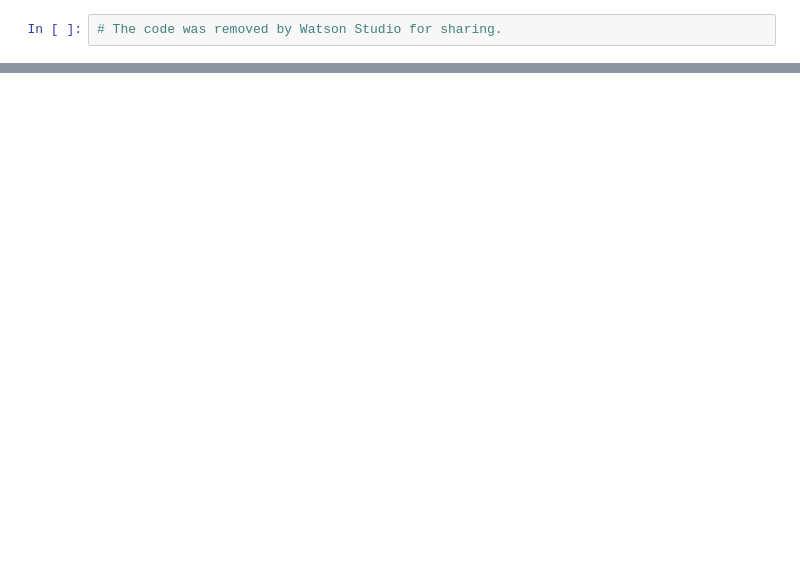
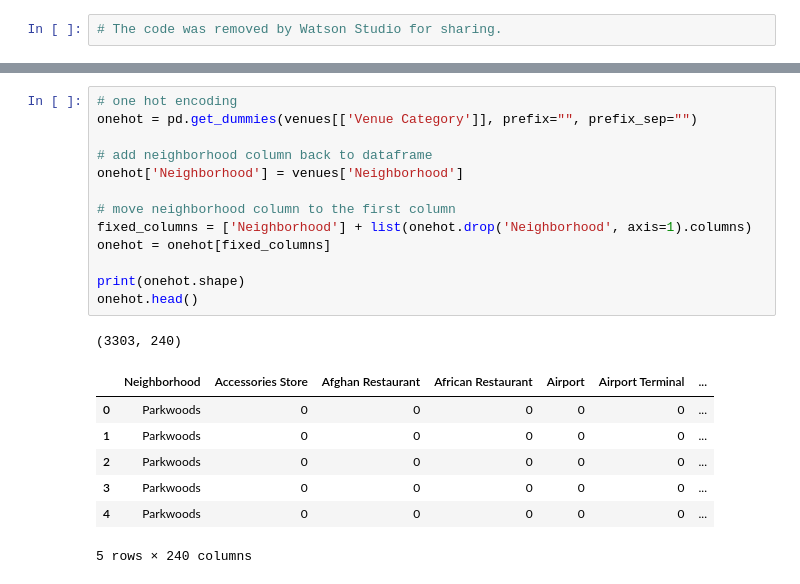
Before and after one commit to KirosG/toronto_clustering, a Jupyter notebook: Segmenting and Clustering Neighborhoods in Toronto.ipynb, the cells around one changed output, grey strips where cells are left out. Cells and saved outputs as stored; diff of their text form; blank space fills up the shorter version.

```diff
--- a/Segmenting and Clustering Neighborhoods in Toronto.ipynb
+++ b/Segmenting and Clustering Neighborhoods in Toronto.ipynb
@@ -159,0 +440,22 @@ map_toronto
+# %%
+# one hot encoding
+onehot = pd.get_dummies(venues[['Venue Category']], prefix="", prefix_sep="")
+
+# add neighborhood column back to dataframe
+onehot['Neighborhood'] = venues['Neighborhood']
+
+# move neighborhood column to the first column
+fixed_columns = ['Neighborhood'] + list(onehot.drop('Neighborhood', axis=1).columns)
+onehot = onehot[fixed_columns]
+
+print(onehot.shape)
+onehot.head()
+# %% [output]
+(3303, 240)
+|  | Neighborhood | Accessories Store | Afghan Restaurant | African Restaurant | Airport | Airport Terminal | ... |
+| 0 | Parkwoods | 0 | 0 | 0 | 0 | 0 | ... |
+| 1 | Parkwoods | 0 | 0 | 0 | 0 | 0 | ... |
+| 2 | Parkwoods | 0 | 0 | 0 | 0 | 0 | ... |
+| 3 | Parkwoods | 0 | 0 | 0 | 0 | 0 | ... |
+| 4 | Parkwoods | 0 | 0 | 0 | 0 | 0 | ... |
+5 rows × 240 columns
```
Also changed, not shown: parts of 42 cells of this notebook.
